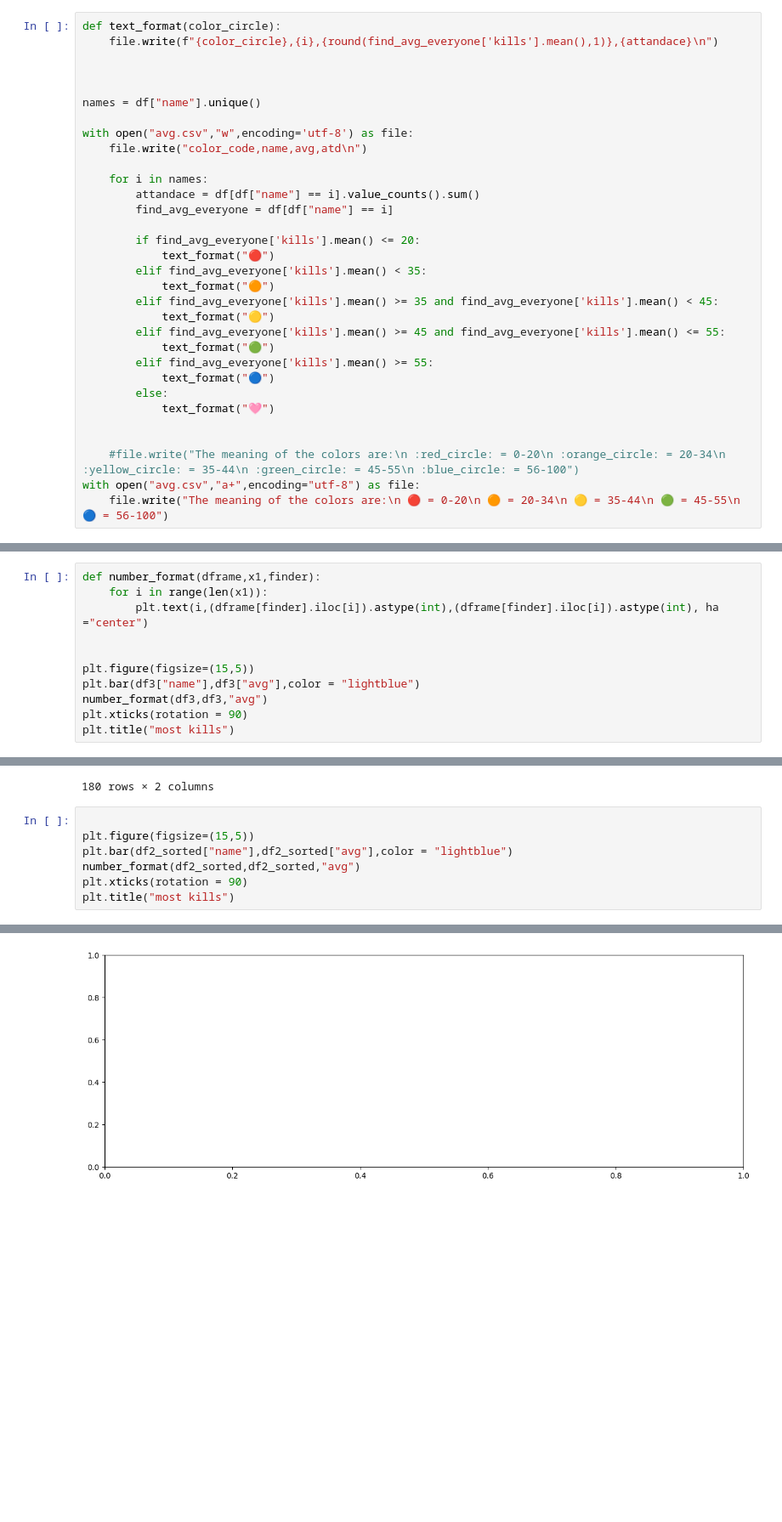
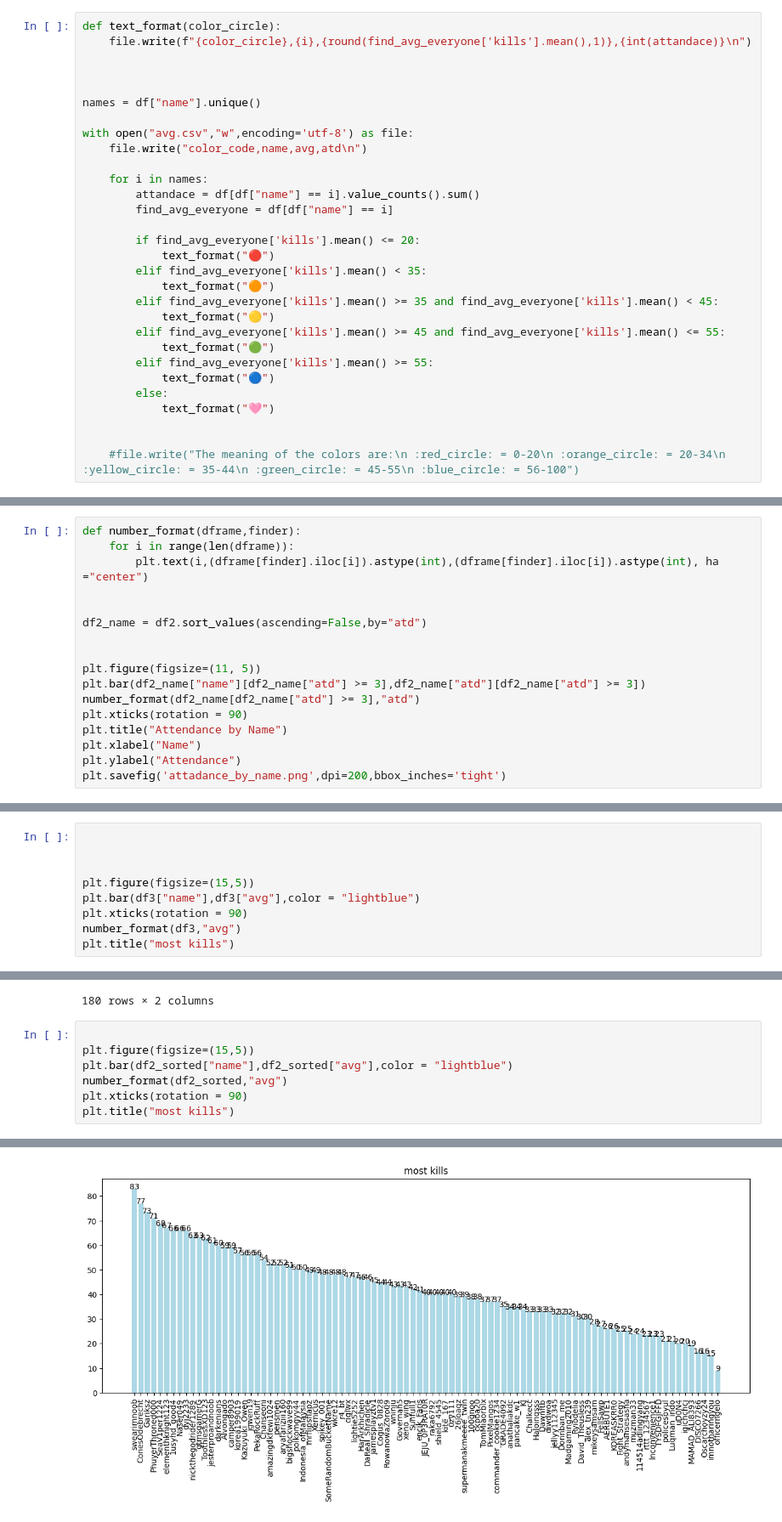
Before and after one commit to cakethehuman/brunswick-audit, a Jupyter notebook: special spikey/main.ipynb, the cells around one changed output, grey strips where cells are left out. Shown at 85% size. Cells and saved outputs as stored; diff of their text form; blank space fills up the shorter version.

```diff
--- a/special spikey/main.ipynb
+++ b/special spikey/main.ipynb
@@ -42,7 +29,7 @@ The average kills for everyone is:  43.2
 # everyone avg
 # %%
 def text_format(color_circle):
-    file.write(f"{color_circle},{i},{round(find_avg_everyone['kills'].mean(),1)},{attandace}\n")
+    file.write(f"{color_circle},{i},{round(find_avg_everyone['kills'].mean(),1)},{int(attandace)}\n")
 
 
 
@@ -70,8 +57,6 @@ with open("avg.csv","w",encoding='utf-8') as file:
 
 
     #file.write("The meaning of the colors are:\n :red_circle: = 0-20\n :orange_circle: = 20-34\n :yellow_circle: = 35-44\n :green_circle: = 45-55\n :blue_circle: = 56-100")
-with open("avg.csv","a+",encoding="utf-8") as file:
-    file.write("The meaning of the colors are:\n 🔴 = 0-20\n 🟠 = 20-34\n 🟡 = 35-44\n 🟢 = 45-55\n 🔵 = 56-100")
 # %%
 df2 = pd.read_csv('avg.csv')
 df2
@@ -91,0 +77,17 @@ df2
+# %%
+def number_format(dframe,finder):
+    for i in range(len(dframe)):
+        plt.text(i,(dframe[finder].iloc[i]).astype(int),(dframe[finder].iloc[i]).astype(int), ha ="center")
+
+
+df2_name = df2.sort_values(ascending=False,by="atd")
+
+
+plt.figure(figsize=(11, 5))
+plt.bar(df2_name["name"][df2_name["atd"] >= 3],df2_name["atd"][df2_name["atd"] >= 3])
+number_format(df2_name[df2_name["atd"] >= 3],"atd")
+plt.xticks(rotation = 90)
+plt.title("Attendance by Name")
+plt.xlabel("Name")
+plt.ylabel("Attendance")
+plt.savefig('attadance_by_name.png',dpi=200,bbox_inches='tight')
@@ -109,15 +113,13 @@ df3.sort_values(ascending=False,by="atd")
 # %% [output]
 |  | color_code | name | avg | atd |
 # %%
-def number_format(dframe,x1,finder):
-    for i in range(len(x1)):
-        plt.text(i,(dframe[finder].iloc[i]).astype(int),(dframe[finder].iloc[i]).astype(int), ha ="center")
+
 
 
 plt.figure(figsize=(15,5))
 plt.bar(df3["name"],df3["avg"],color = "lightblue")
-number_format(df3,df3,"avg")
 plt.xticks(rotation = 90)
+number_format(df3,"avg")
 plt.title("most kills")
 # %% [output]
 Text(0.5, 1.0, 'most kills')
@@ -152,7 +154,7 @@ df
 
 plt.figure(figsize=(15,5))
 plt.bar(df2_sorted["name"],df2_sorted["avg"],color = "lightblue")
-number_format(df2_sorted,df2_sorted,"avg")
+number_format(df2_sorted,"avg")
 plt.xticks(rotation = 90)
 plt.title("most kills")
 # %% [output]
@@ -160,4 +162,4 @@ TypeError: 'value' must be an instance of str or bytes, not a float
-[figure, old version]
+[figure, new version]
 # %%
 df2_sorted
 # %% [output]
```
Also changed, not shown: parts of 8 cells of this notebook, 5 other files.
